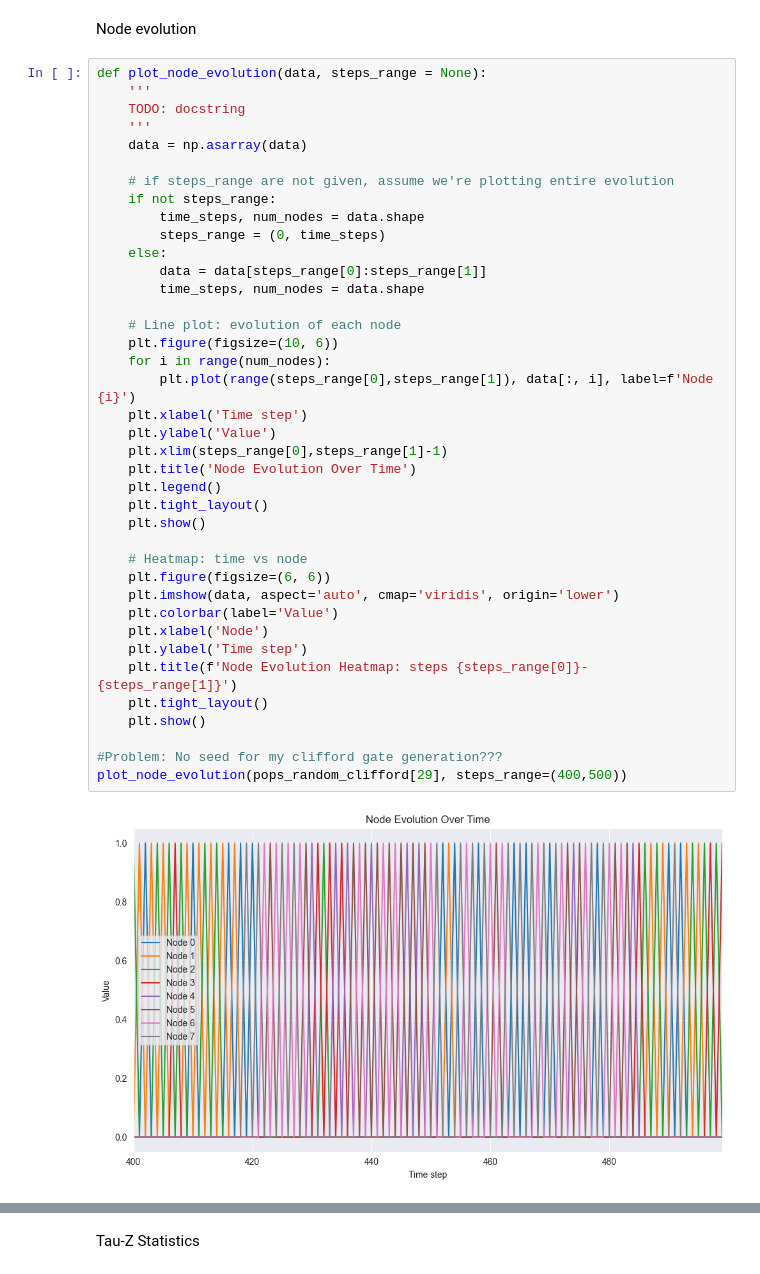
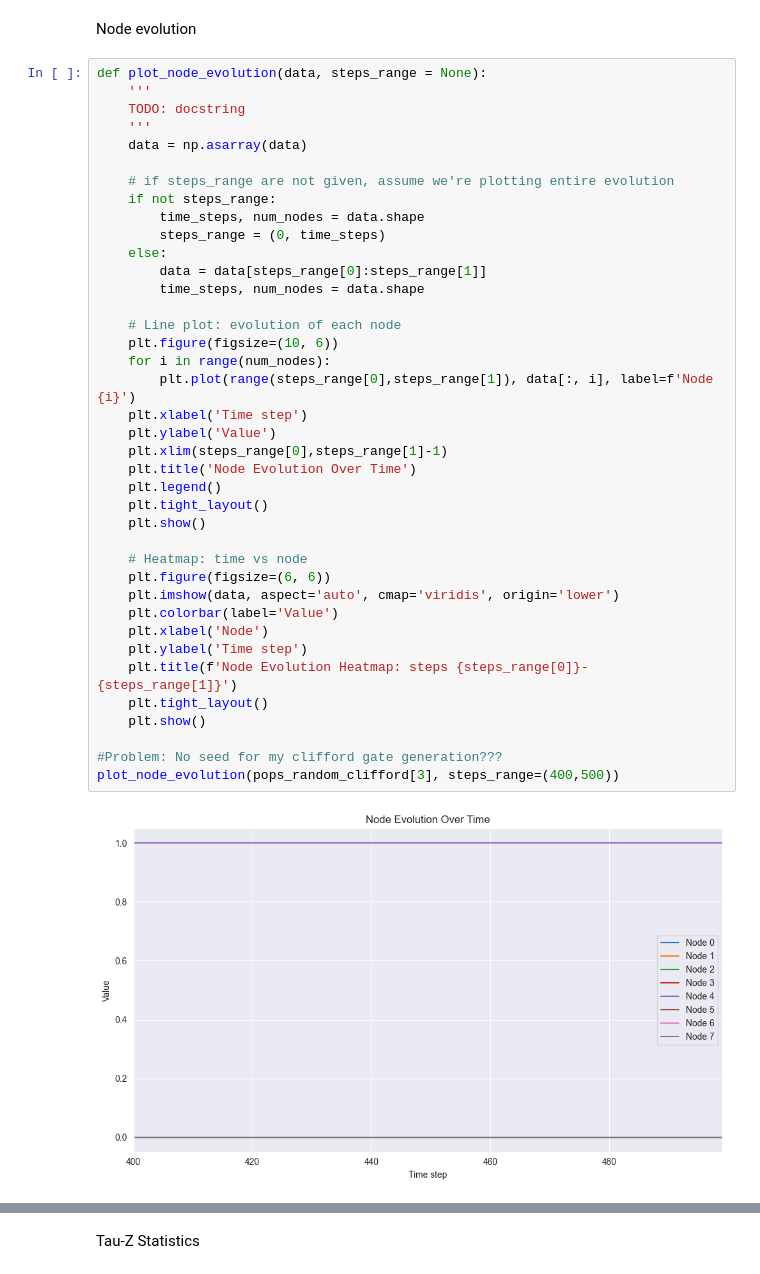
Before and after one commit to UnnatiAkhouri/QuNet, a Jupyter notebook: QuNet_bootcamp_2025/Random_Clifford_Example.ipynb, the cells around one changed output, grey strips where cells are left out. Saved outputs shown, nothing was run; the diff lists cells and outputs as text.

```diff
--- a/QuNet_bootcamp_2025/Random_Clifford_Example.ipynb
+++ b/QuNet_bootcamp_2025/Random_Clifford_Example.ipynb
@@ -120,32 +119,32 @@ def plot_node_evolution(data, steps_range = None):
         time_steps, num_nodes = data.shape
         steps_range = (0, time_steps)
     else:
         data = data[steps_range[0]:steps_range[1]]
         time_steps, num_nodes = data.shape
 
     # Line plot: evolution of each node
     plt.figure(figsize=(10, 6))
     for i in range(num_nodes):
         plt.plot(range(steps_range[0],steps_range[1]), data[:, i], label=f'Node {i}')
     plt.xlabel('Time step')
     plt.ylabel('Value')
     plt.xlim(steps_range[0],steps_range[1]-1)
     plt.title('Node Evolution Over Time')
     plt.legend()
     plt.tight_layout()
     plt.show()
 
     # Heatmap: time vs node
     plt.figure(figsize=(6, 6))
     plt.imshow(data, aspect='auto', cmap='viridis', origin='lower')
     plt.colorbar(label='Value')
     plt.xlabel('Node')
     plt.ylabel('Time step')
     plt.title(f'Node Evolution Heatmap: steps {steps_range[0]}-{steps_range[1]}')
     plt.tight_layout()
     plt.show()
 
 #Problem: No seed for my clifford gate generation???
-plot_node_evolution(pops_random_clifford[29], steps_range=(400,500))
+plot_node_evolution(pops_random_clifford[3], steps_range=(400,500))
 # %% [output]
-[figure, old version]
+[figure, new version]
```
Also changed, not shown: parts of 7 cells of this notebook, 2 other files.
